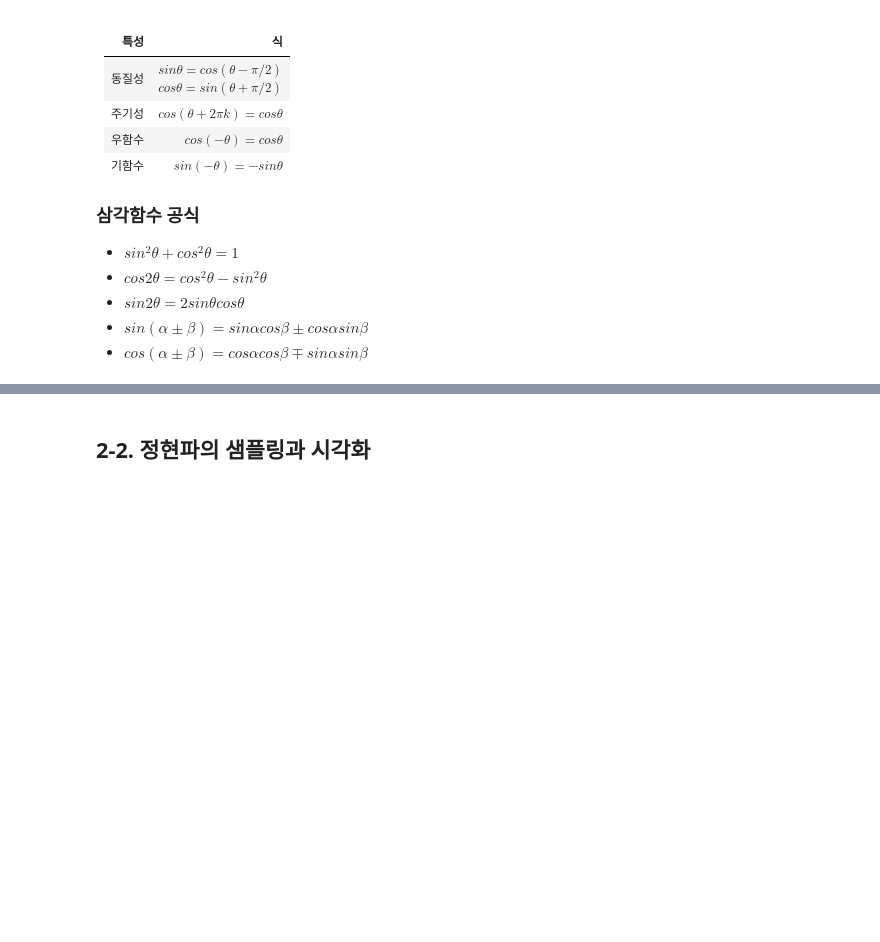
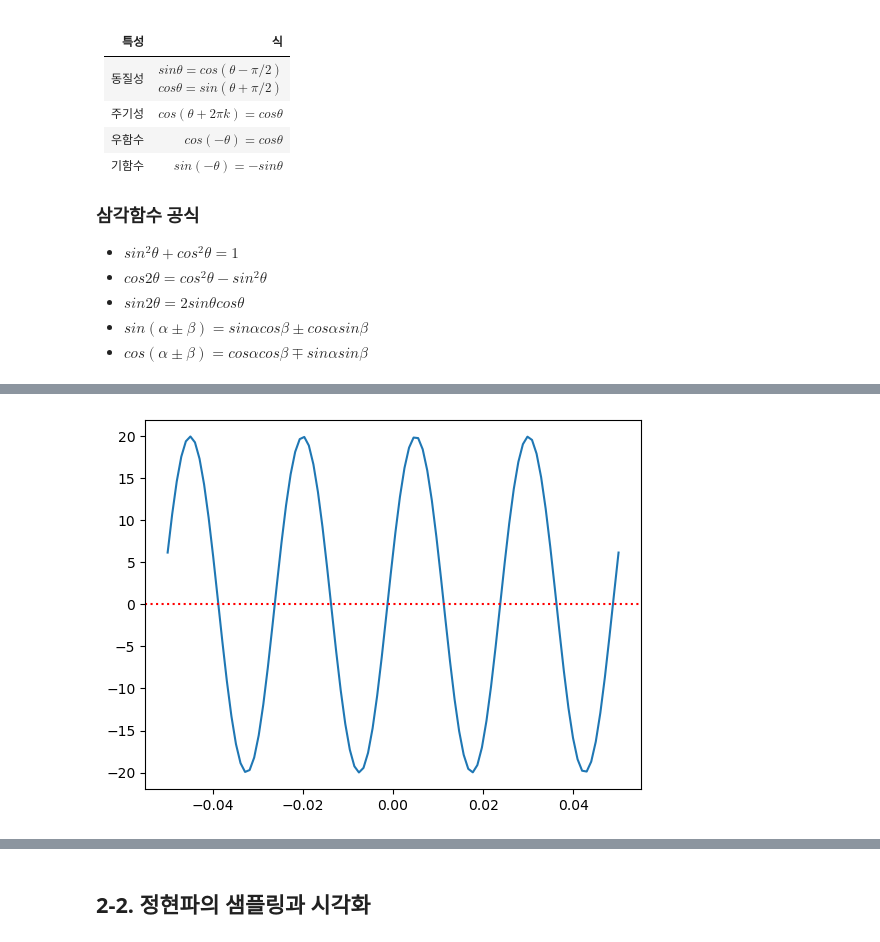
Before and after one commit to nuyhc/AudioFlogging, a Jupyter notebook: Part1. DSP/2_Sinusoids.ipynb, the cells around one changed output, grey strips where cells are left out. Drawn from its saved outputs; the diff is of its cells as text; code cells hidden in the pictures; blank space fills up the shorter version.

```diff
--- a/Part1. DSP/2_Sinusoids.ipynb
+++ b/Part1. DSP/2_Sinusoids.ipynb
@@ -51,0 +59,10 @@ plt.show()
+# %%
+def x(t):
+    return 20*np.cos(2*np.pi*40*t-0.4*np.pi)
+
+t = np.linspace(-0.05, 0.05, 100)
+plt.plot(t, x(t))
+plt.axhline(y=0, color="r", linestyle=":")
+plt.show()
+# %% [output]
+[figure, added]
```
Also changed, not shown: parts of 8 cells of this notebook.
